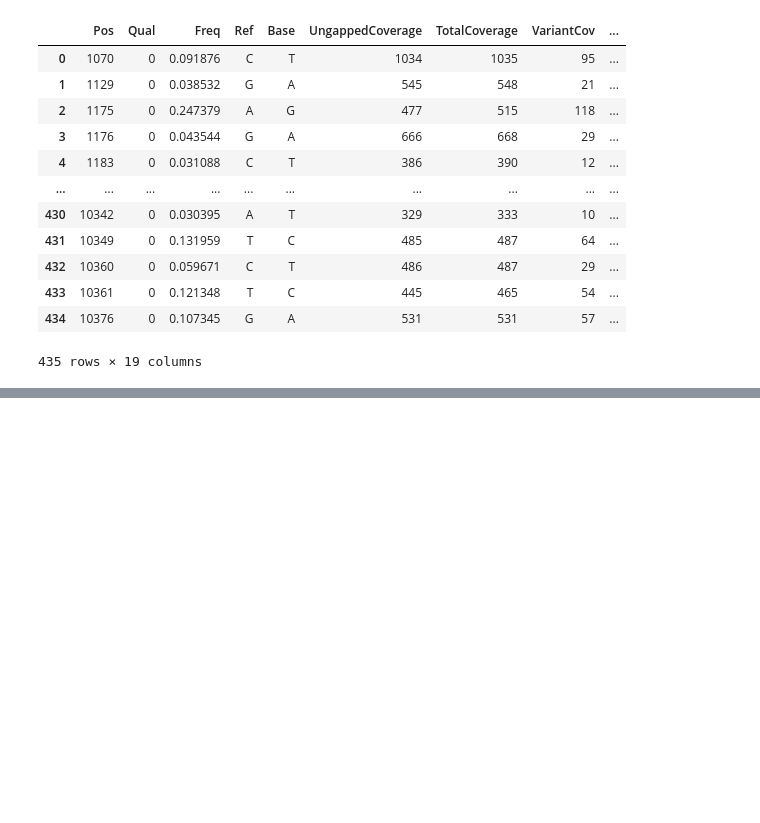
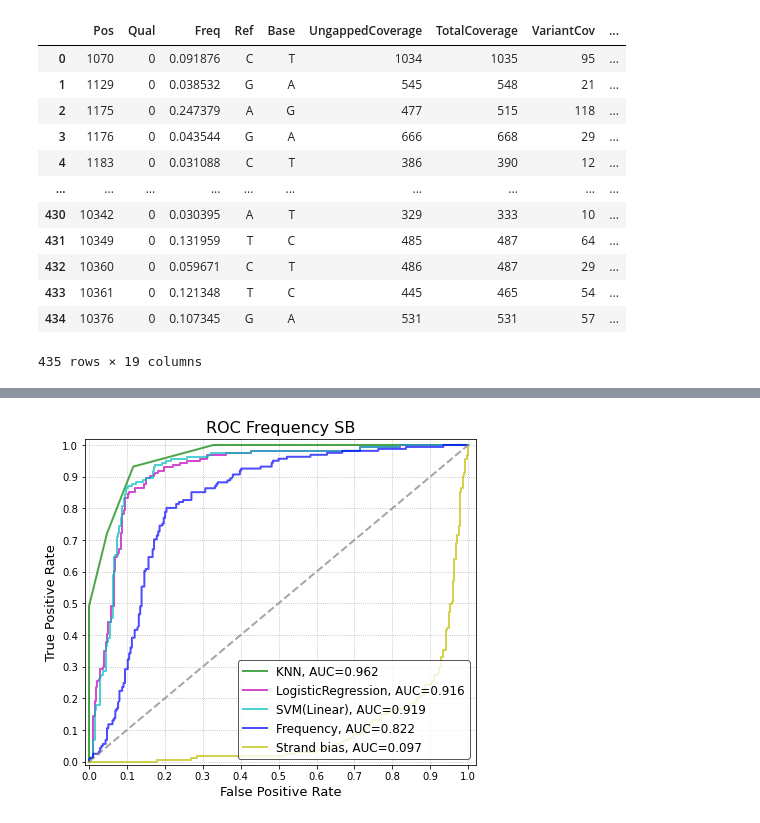
Before and after one commit to hanmei5191/Grubaugh2019_reanalysis_MinION, a Jupyter notebook: start_from_trimmed.sorted.bam/start_from_trimmed.sorted.bam.ipynb, the cells around one changed output, grey strips where cells are left out. Cells and saved outputs as stored; diff of their text form; code cells hidden in the pictures; blank space fills up the shorter version.

```diff
--- a/start_from_trimmed.sorted.bam/start_from_trimmed.sorted.bam.ipynb
+++ b/start_from_trimmed.sorted.bam/start_from_trimmed.sorted.bam.ipynb
@@ -186,0 +193,45 @@ data
+# %%
+def plot_KNN_LR_SVM_ROC(data, which_bias="SB"):
+    alpha = np.logspace(-3, 5, 100)
+    x = data[['Freq', which_bias]]
+    y = data['Decision']
+    Freq = data['Freq']
+    SB = data[which_bias]
+    colors = cycle('gmc')
+    plt.figure(figsize=(7, 6), facecolor='w')
+    models = [['KNN', KNeighborsClassifier(n_neighbors=5)],
+              ['LogisticRegression', LogisticRegressionCV(Cs=alpha, penalty='l2', cv=5)],
+              ['SVM(Linear)', GridSearchCV(SVC(kernel='linear', decision_function_shape='ovo'), param_grid={'C': alpha}, cv=5)]]
+    for (name, model), color in zip(models, colors):
+        model.fit(x, y)
+        if hasattr(model, 'predict_proba'):
+            y_score = model.predict_proba(x)[:,1]
+        else:
+            y_score = model.decision_function(x)
+        fpr, tpr, thresholds = metrics.roc_curve(y, y_score)
+        auc = metrics.auc(fpr, tpr)
+        plt.plot(fpr, tpr, c=color, lw=2, alpha=0.7, label="{0}, AUC={1:.3f}".format(name, auc))
+
+    fpr, tpr, thresholds = metrics.roc_curve(y, Freq)
+    auc = metrics.auc(fpr, tpr)
+    plt.plot(fpr, tpr, c='b', lw=2, alpha=0.7, label="{0}, AUC={1:.3f}".format("Frequency", auc))
+
+    fpr, tpr, thresholds = metrics.roc_curve(y, SB)
+    auc = metrics.auc(fpr, tpr)
+    plt.plot(fpr, tpr, c='y', lw=2, alpha=0.7, label="{0}, AUC={1:.3f}".format("Strand bias", auc))
+
+    plt.plot((0, 1), (0, 1), c='#808080', lw=2, ls='--', alpha=0.7)
+    plt.xlim((-0.01, 1.02))
+    plt.ylim((-0.01, 1.02))
+    plt.xticks(np.arange(0, 1.1, 0.1))
+    plt.yticks(np.arange(0, 1.1, 0.1))
+    plt.xlabel('False Positive Rate', fontsize=13)
+    plt.ylabel('True Positive Rate', fontsize=13)
+    plt.grid(b=True, ls=':')
+    plt.legend(loc='lower right', fancybox=True, framealpha=0.8, edgecolor='#303030', fontsize=12)
+    plt.title("ROC Frequency " + which_bias, fontsize=16)
+    plt.savefig("ROC Frequency " + which_bias + ".pdf", format="pdf")
+# %%
+plot_KNN_LR_SVM_ROC(data, which_bias="SB")
+# %% [output]
+[figure, added]
```
Also changed, not shown: parts of 12 cells of this notebook, 7 other files.
